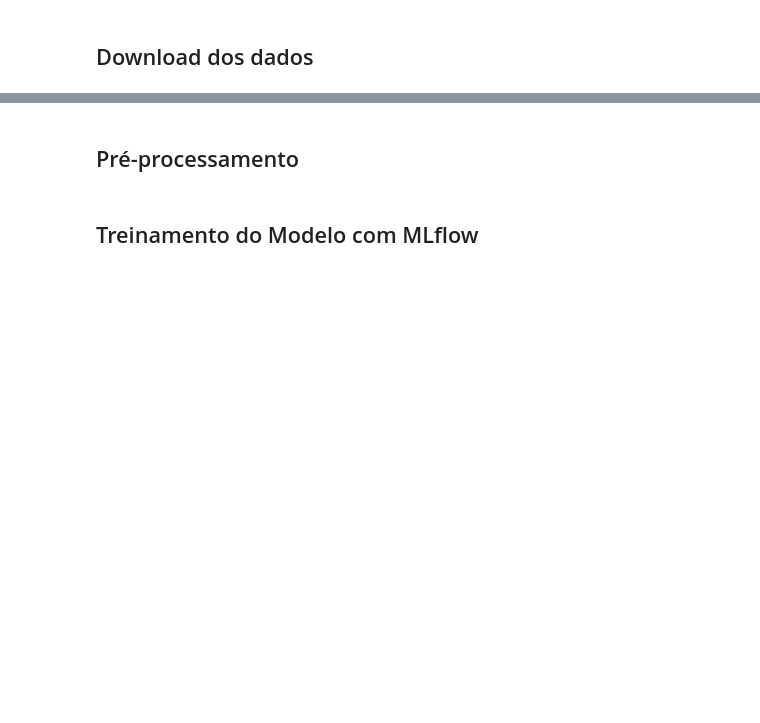
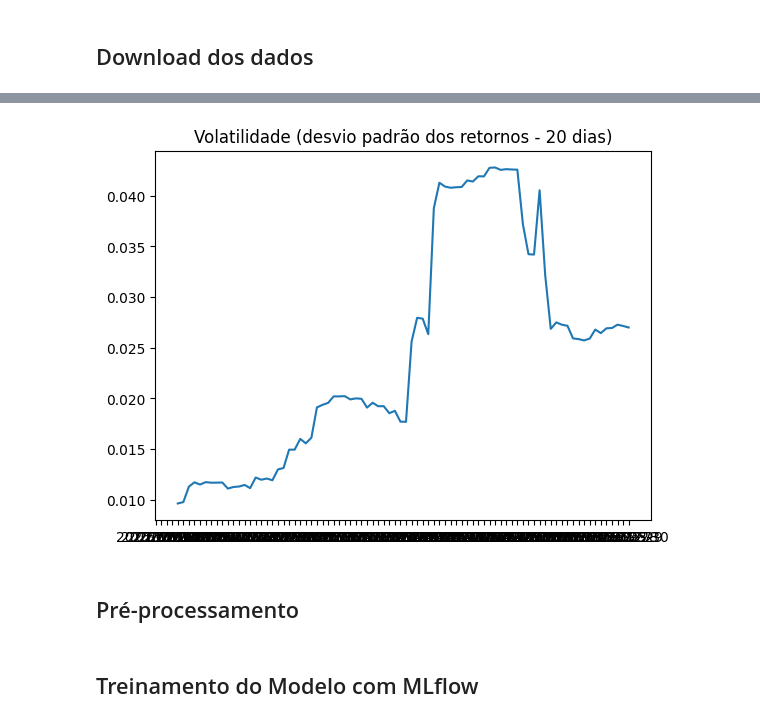
Before and after one commit to diegoalber1/ml-tech-fiap-financial-api, a Jupyter notebook: notebooks/stocks-model-training.ipynb, the cells around one changed output, grey strips where cells are left out. Saved outputs shown, nothing was run; the diff lists cells and outputs as text; code cells hidden in the pictures; blank space fills up the shorter version.

```diff
--- a/notebooks/stocks-model-training.ipynb
+++ b/notebooks/stocks-model-training.ipynb
@@ -67,3 +130,10 @@ Price
+# %%
+df['Volatility'] = df['Return'].rolling(window=20).std()
+plt.plot(df['Volatility'])
+plt.title('Volatilidade (desvio padrão dos retornos - 20 dias)')
+plt.show()
+# %% [output]
+[figure, added]
 # %% [markdown]
 ## Pré-processamento
 # %%
```
Also changed, not shown: parts of 8 cells of this notebook.
